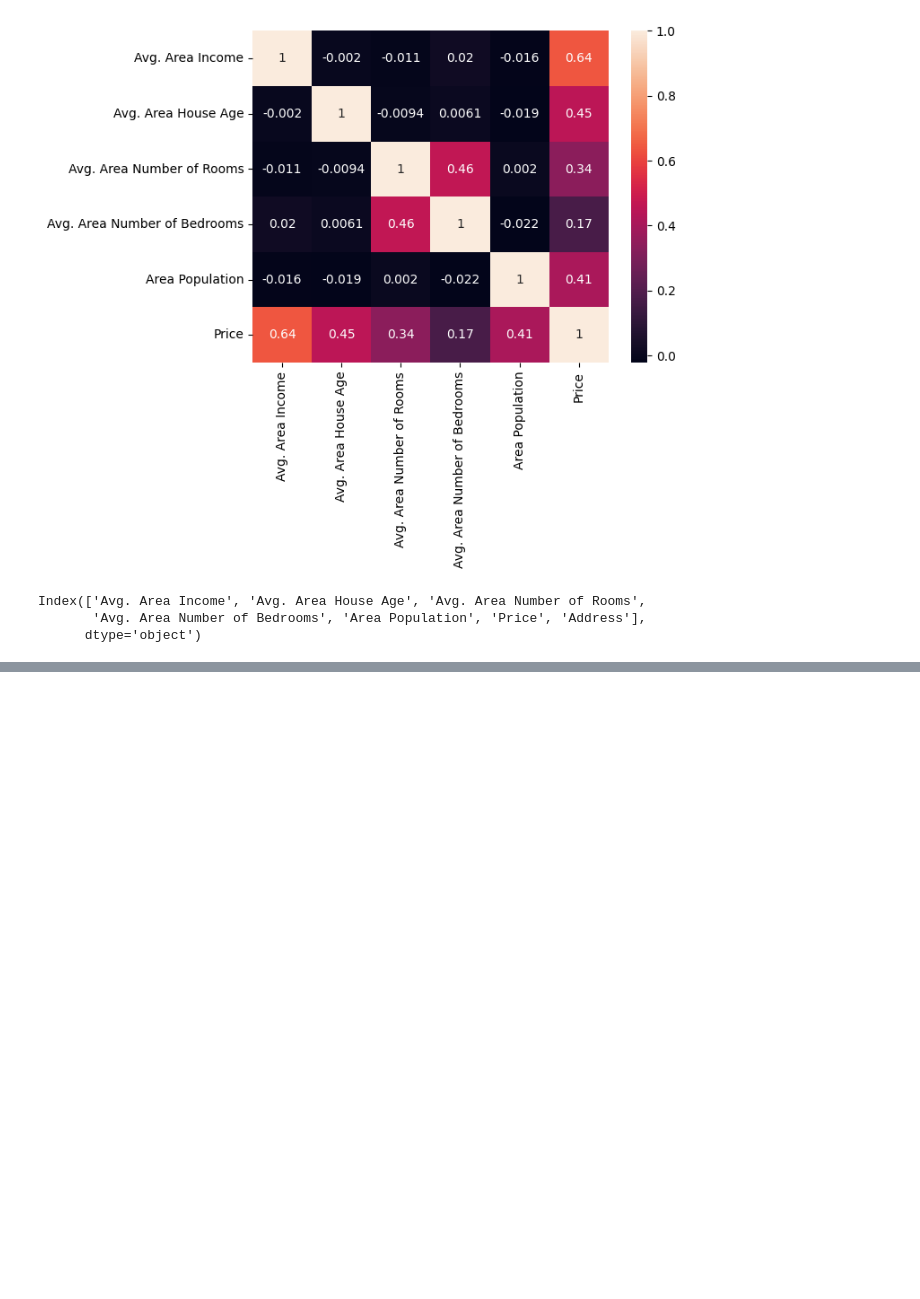
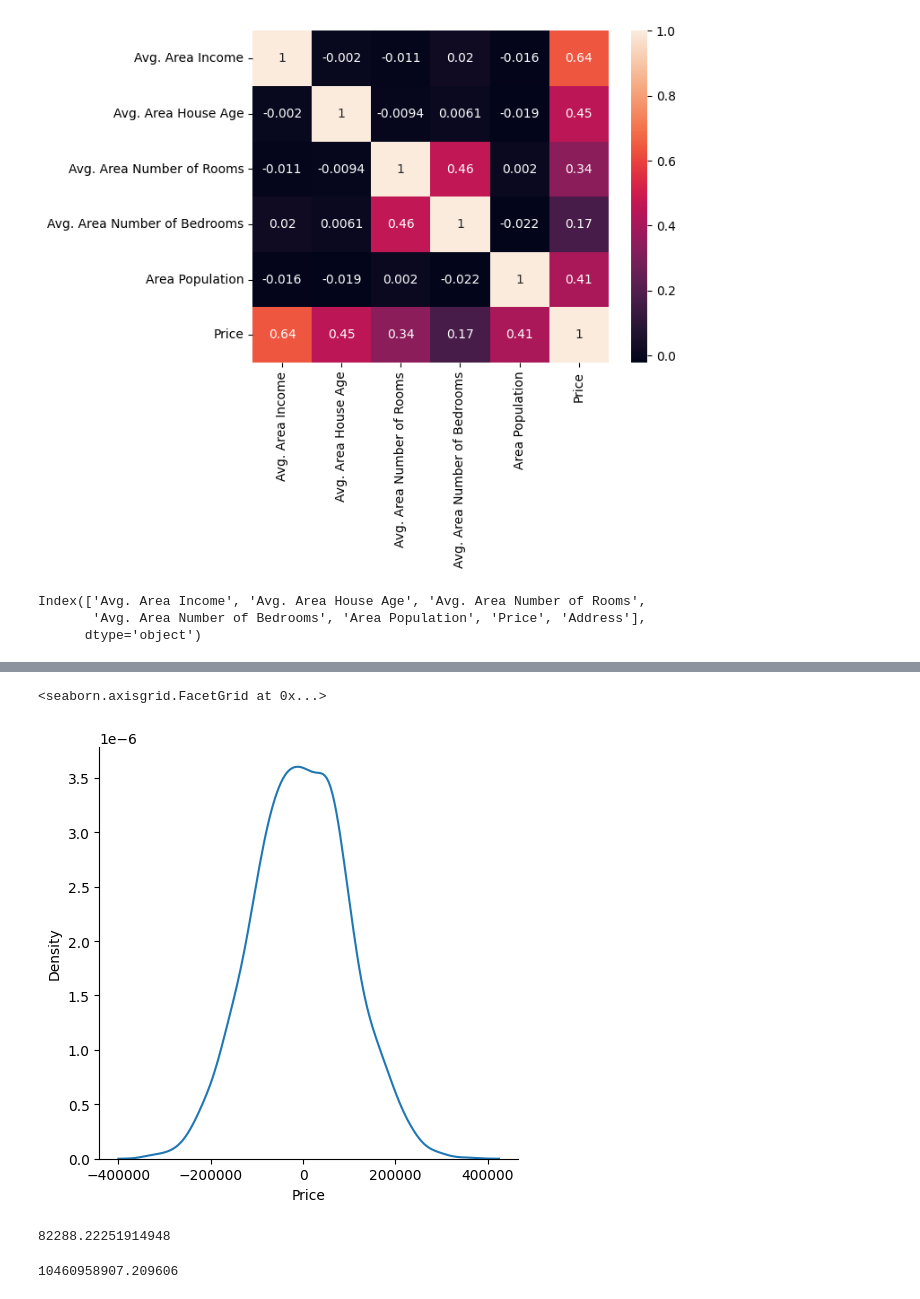
Before and after one commit to farzamasadian/udemy-ml-practice, a Jupyter notebook: regression.ipynb, the cells around one changed output, grey strips where cells are left out. Cells and saved outputs as stored; diff of their text form; code cells hidden in the pictures; blank space fills up the shorter version.

```diff
--- a/regression.ipynb
+++ b/regression.ipynb
@@ -91,0 +147,5 @@ X_train, X_test, y_train, y_test = train_test_split(X, y, test_size=0.4, random_
+# %%
+sns.displot(data=(y_test-predictions), kind='kde')
+# %% [output]
+<seaborn.axisgrid.FacetGrid at 0x...>
+[figure, added]
@@ -91,0 +154,8 @@ X_train, X_test, y_train, y_test = train_test_split(X, y, test_size=0.4, random_
+# %%
+metrics.mean_absolute_error(y_test, predictions)
+# %% [output]
+82288.22251914948
+# %%
+metrics.mean_squared_error(y_test, predictions)
+# %% [output]
+10460958907.209606
```
Also changed, not shown: parts of 12 cells of this notebook.
